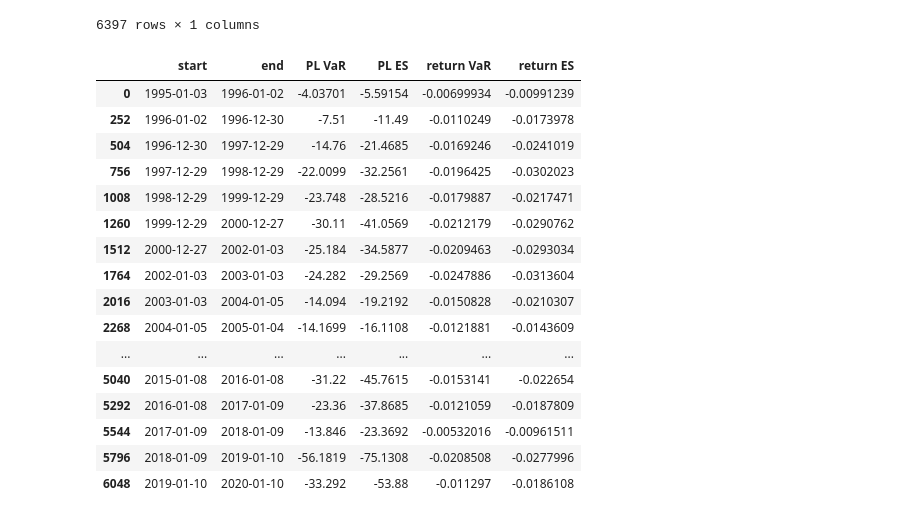
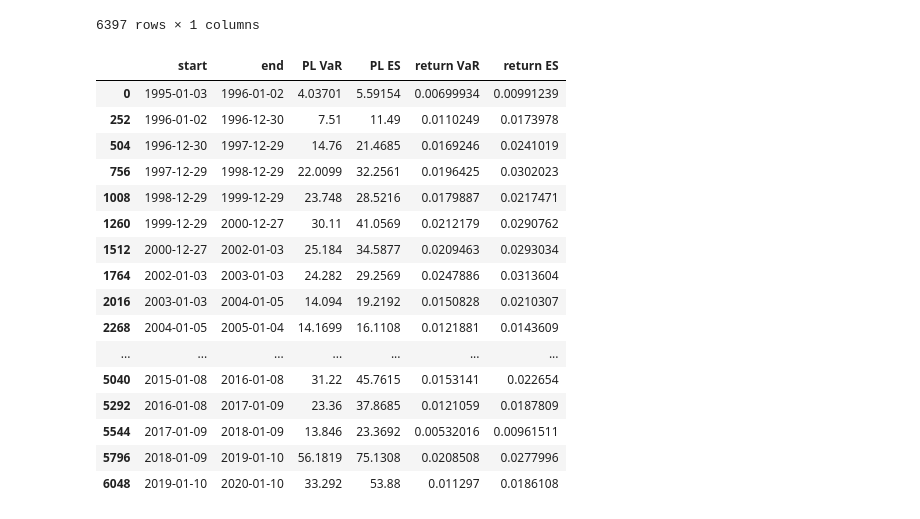
Before and after one commit to cody-wan/NSRisk_Git, a Jupyter notebook: VaR.ipynb, the cells around one changed output. Cells and saved outputs as stored; diff of their text form; code cells hidden in the pictures.

```diff
--- a/VaR.ipynb
+++ b/VaR.ipynb
@@ -81,35 +84,14 @@ for i, row in df_res.iterrows():
     pl = df_PL.loc[row['start']:row['end']].values
     # PL VaR
     pl_var = np.percentile(pl, q=p)
-    df_res.at[i, 'PL VaR'] = pl_var
+    df_res.at[i, 'PL VaR'] = -pl_var
     # PL ES
-    df_res.at[i, 'PL ES'] = np.mean(pl[pl<pl_var])
+    df_res.at[i, 'PL ES'] = -np.mean(pl[pl<pl_var])
 
     # return in given period
     returns = df_return.loc[row['start']:row['end']].values
     # return VaR
     returns_var = np.percentile(returns, q=p)
-    df_res.at[i, 'return VaR'] = returns_var
+    df_res.at[i, 'return VaR'] = -returns_var
     # return ES
-    df_res.at[i, 'return ES'] = np.mean(returns[returns<returns_var])
+    df_res.at[i, 'return ES'] = -np.mean(returns[returns<returns_var])
-# %%
-# note quite by each calendar year but this will be fixed shortly
-display(df_res.iloc[::252])
-# %% [output]
-|  | start | end | PL VaR | PL ES | return VaR | return ES |
-| 0 | 1995-01-03 | 1996-01-02 | -4.03701 | -5.59154 | -0.00699934 | -0.00991239 |
-| 252 | 1996-01-02 | 1996-12-30 | -7.51 | -11.49 | -0.0110249 | -0.0173978 |
-| 504 | 1996-12-30 | 1997-12-29 | -14.76 | -21.4685 | -0.0169246 | -0.0241019 |
-| 756 | 1997-12-29 | 1998-12-29 | -22.0099 | -32.2561 | -0.0196425 | -0.0302023 |
-| 1008 | 1998-12-29 | 1999-12-29 | -23.748 | -28.5216 | -0.0179887 | -0.0217471 |
-| 1260 | 1999-12-29 | 2000-12-27 | -30.11 | -41.0569 | -0.0212179 | -0.0290762 |
-| 1512 | 2000-12-27 | 2002-01-03 | -25.184 | -34.5877 | -0.0209463 | -0.0293034 |
-| 1764 | 2002-01-03 | 2003-01-03 | -24.282 | -29.2569 | -0.0247886 | -0.0313604 |
-| 2016 | 2003-01-03 | 2004-01-05 | -14.094 | -19.2192 | -0.0150828 | -0.0210307 |
-| 2268 | 2004-01-05 | 2005-01-04 | -14.1699 | -16.1108 | -0.0121881 | -0.0143609 |
-| ... | ... | ... | ... | ... | ... | ... |
-| 5040 | 2015-01-08 | 2016-01-08 | -31.22 | -45.7615 | -0.0153141 | -0.022654 |
-| 5292 | 2016-01-08 | 2017-01-09 | -23.36 | -37.8685 | -0.0121059 | -0.0187809 |
-| 5544 | 2017-01-09 | 2018-01-09 | -13.846 | -23.3692 | -0.00532016 | -0.00961511 |
-| 5796 | 2018-01-09 | 2019-01-10 | -56.1819 | -75.1308 | -0.0208508 | -0.0277996 |
-| 6048 | 2019-01-10 | 2020-01-10 | -33.292 | -53.88 | -0.011297 | -0.0186108 |
@@ -117,0 +98,20 @@ display(df_res.iloc[::252])
+# %%
+df_res.iloc[::252]
+# %% [output]
+|  | start | end | PL VaR | PL ES | return VaR | return ES |
+| 0 | 1995-01-03 | 1996-01-02 | 4.03701 | 5.59154 | 0.00699934 | 0.00991239 |
+| 252 | 1996-01-02 | 1996-12-30 | 7.51 | 11.49 | 0.0110249 | 0.0173978 |
+| 504 | 1996-12-30 | 1997-12-29 | 14.76 | 21.4685 | 0.0169246 | 0.0241019 |
+| 756 | 1997-12-29 | 1998-12-29 | 22.0099 | 32.2561 | 0.0196425 | 0.0302023 |
+| 1008 | 1998-12-29 | 1999-12-29 | 23.748 | 28.5216 | 0.0179887 | 0.0217471 |
+| 1260 | 1999-12-29 | 2000-12-27 | 30.11 | 41.0569 | 0.0212179 | 0.0290762 |
+| 1512 | 2000-12-27 | 2002-01-03 | 25.184 | 34.5877 | 0.0209463 | 0.0293034 |
+| 1764 | 2002-01-03 | 2003-01-03 | 24.282 | 29.2569 | 0.0247886 | 0.0313604 |
+| 2016 | 2003-01-03 | 2004-01-05 | 14.094 | 19.2192 | 0.0150828 | 0.0210307 |
+| 2268 | 2004-01-05 | 2005-01-04 | 14.1699 | 16.1108 | 0.0121881 | 0.0143609 |
+| ... | ... | ... | ... | ... | ... | ... |
+| 5040 | 2015-01-08 | 2016-01-08 | 31.22 | 45.7615 | 0.0153141 | 0.022654 |
+| 5292 | 2016-01-08 | 2017-01-09 | 23.36 | 37.8685 | 0.0121059 | 0.0187809 |
+| 5544 | 2017-01-09 | 2018-01-09 | 13.846 | 23.3692 | 0.00532016 | 0.00961511 |
+| 5796 | 2018-01-09 | 2019-01-10 | 56.1819 | 75.1308 | 0.0208508 | 0.0277996 |
+| 6048 | 2019-01-10 | 2020-01-10 | 33.292 | 53.88 | 0.011297 | 0.0186108 |
```
Also changed, not shown: parts of 3 cells of this notebook.
